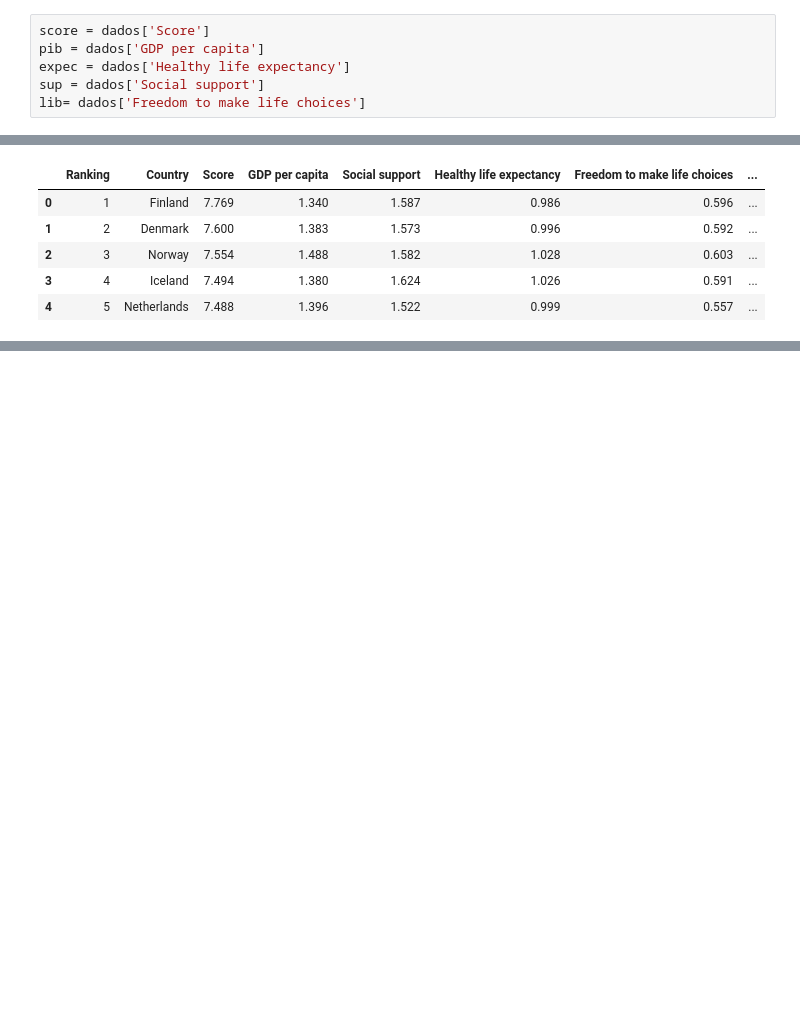
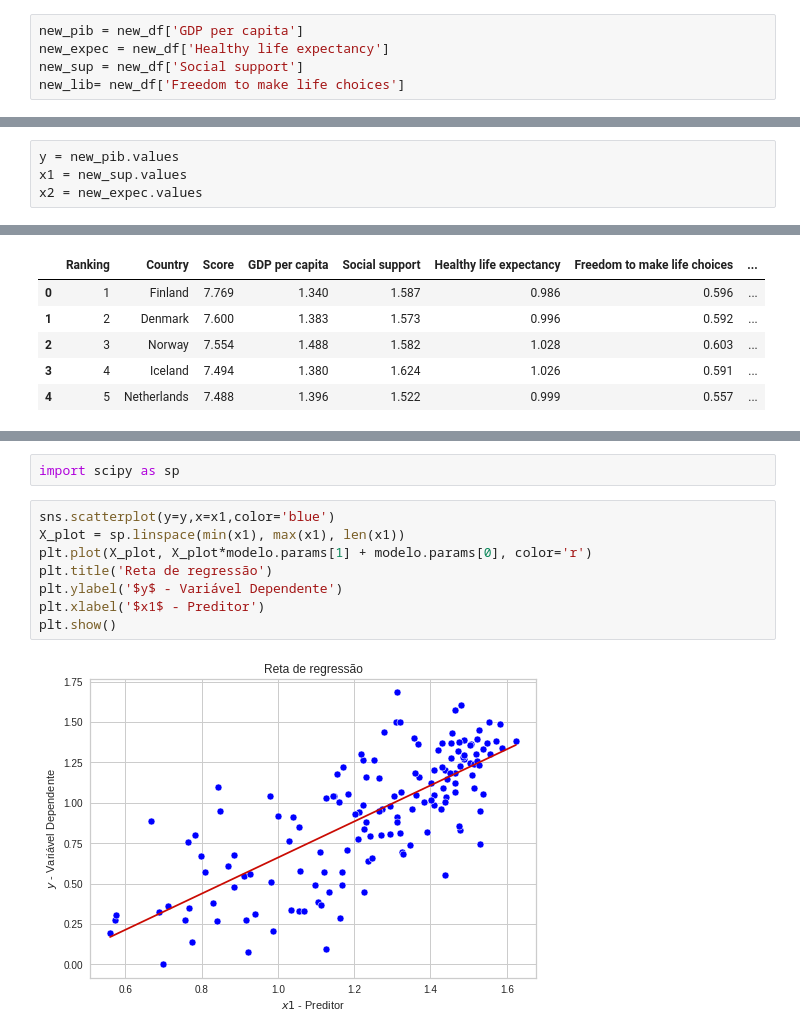
Before and after one commit to Rneron/Python, a Jupyter notebook: Case_EJEST.ipynb, the cells around one changed output, grey strips where cells are left out. Saved outputs shown, nothing was run; the diff lists cells and outputs as text; blank space fills up the shorter version.

```diff
--- a/Case_EJEST.ipynb
+++ b/Case_EJEST.ipynb
@@ -81,6 +218,5 @@ from sklearn.linear_model import LinearRegression
 # %%
-score = dados['Score']
-pib = dados['GDP per capita']
-expec = dados['Healthy life expectancy']
-sup = dados['Social support']
-lib= dados['Freedom to make life choices']
+new_pib = new_df['GDP per capita']
+new_expec = new_df['Healthy life expectancy']
+new_sup = new_df['Social support']
+new_lib= new_df['Freedom to make life choices']
@@ -220,0 +223,4 @@ Notes:
+# %%
+y = new_pib.values
+x1 = new_sup.values
+x2 = new_expec.values
@@ -247,0 +320,12 @@ ShapiroResult(statistic=0.9892755150794983, pvalue=0.2811422049999237)
+# %%
+import scipy as sp
+# %%
+sns.scatterplot(y=y,x=x1,color='blue')
+X_plot = sp.linspace(min(x1), max(x1), len(x1))
+plt.plot(X_plot, X_plot*modelo.params[1] + modelo.params[0], color='r')
+plt.title('Reta de regressão')
+plt.ylabel('$y$ - Variável Dependente')
+plt.xlabel('$x1$ - Preditor')
+plt.show()
+# %% [output]
+[figure, added]
```
Also changed, not shown: parts of 43 cells of this notebook.
